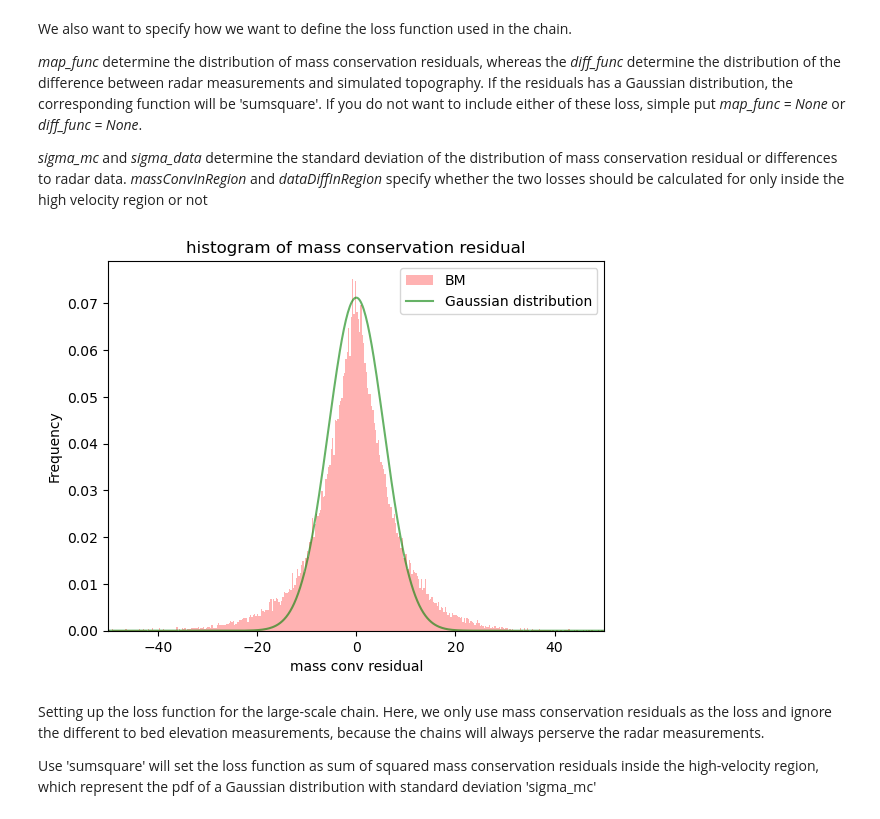
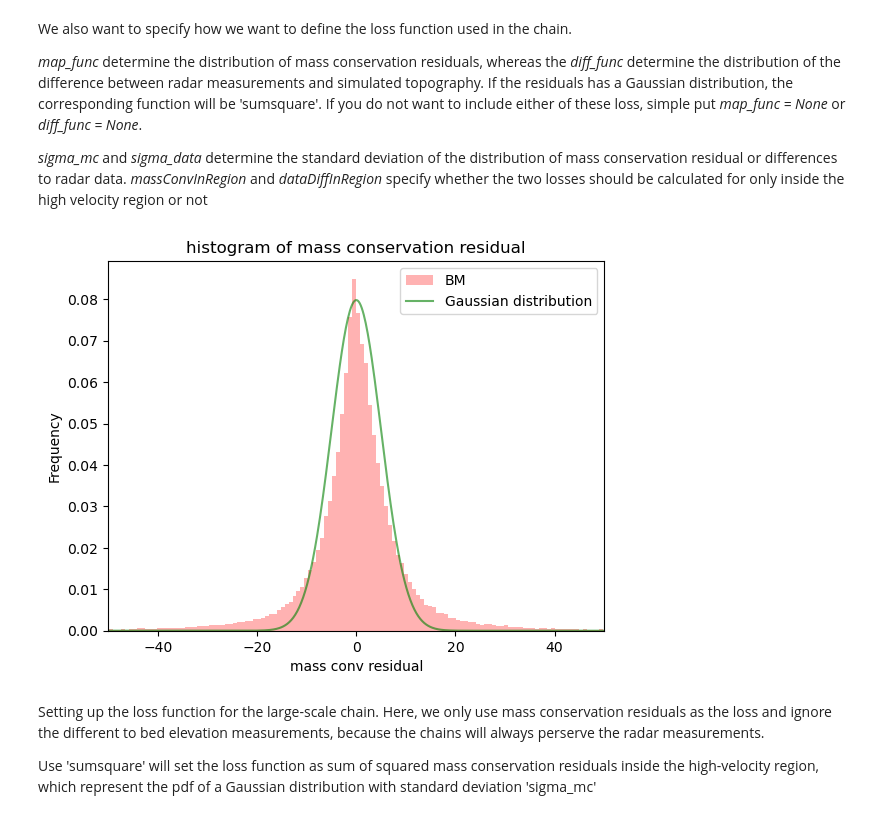
Before and after one commit to tylerrleee/mcmc-gpu, a Jupyter notebook: T3_LargeScaleChain.ipynb, the cells around one changed output. Saved outputs shown, nothing was run; the diff lists cells and outputs as text; code cells hidden in the pictures.

```diff
--- a/T3_LargeScaleChain.ipynb
+++ b/T3_LargeScaleChain.ipynb
@@ -11,7 +11,7 @@ from sklearn.preprocessing import QuantileTransformer
 import skgstat as skg
 # %%
 # load compiled bed elevation measurements
-df = pd.read_csv('TottenDataGridded_cropped.csv')
+df = pd.read_csv('DenmanDataGridded.csv')
 # %%
 # create a grid of x and y coordinates
 x_uniq = np.unique(df.x)
@@ -107,6 +107,6 @@ V1_p = [83251.42284193831, 1.8417237215825735, 0.9952450731725953, 0]
 # %%
 # load bed generated by Sequential Gaussian Simulation
-sgs_bed = np.loadtxt('sgs_bed_totten_cropped.txt')
+sgs_bed = np.loadtxt('sgs_bed_denman.txt')
 thickness = bedmap_surf - sgs_bed
 sgs_bed = np.where((thickness<=0)&(bedmap_mask==1), bedmap_surf-1, sgs_bed)
 # %% [markdown]
@@ -180,26 +180,26 @@ We also want to specify how we want to define the loss function used in the chai
 # %%
 mc_res_bm = Topography.get_mass_conservation_residual(bedmachine_bed,bedmap_surf,velx,vely,dhdt,smb,resolution)
 # %%
-sigma3 = 5.6
+sigma3 = 5
 xl3=np.linspace(-100, 100, num=1000)
 gaussian_model=1/(sigma3*np.sqrt(2*np.pi))*np.exp(-0.5*np.square(xl3/sigma3))
 
 # here, we filter mc_res_bm to only account for mass flux residuals inside the high velocity region
 mc_res_bm_sr2 = mc_res_bm[highvel_mask==1]
 mc_res_bm_sr2_f = mc_res_bm_sr2.flatten()
 mc_res_bm_sr2_f = mc_res_bm_sr2_f[~np.isnan(mc_res_bm_sr2_f)]
 
 plt.hist(mc_res_bm_sr2_f, bins=5000, facecolor='red', alpha=0.3,density=True,label='BM')
 plt.plot(xl3, gaussian_model, color='Green',alpha=0.6, label='Gaussian distribution')
 plt.xlim([-50,50]);
 
 plt.legend()
 plt.xlabel('mass conv residual');
 plt.ylabel('Frequency');
 plt.title('histogram of mass conservation residual')
 plt.show()
 # %% [output]
-[figure, old version]
+[figure, new version]
 # %% [markdown]
 Setting up the loss function for the large-scale chain. Here, we only use mass conservation residuals as the loss and ignore the different to bed elevation measurements, because the chains will always perserve the radar measurements.
 
```
Also changed, not shown: parts of 19 cells of this notebook, 5 other files.
